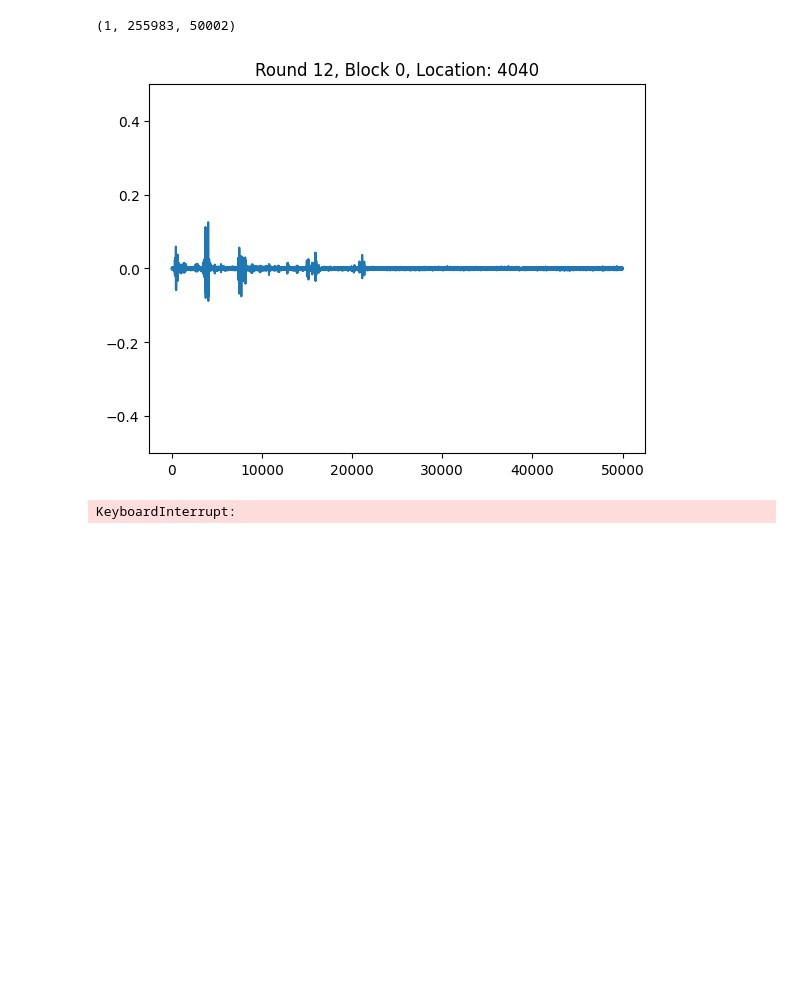
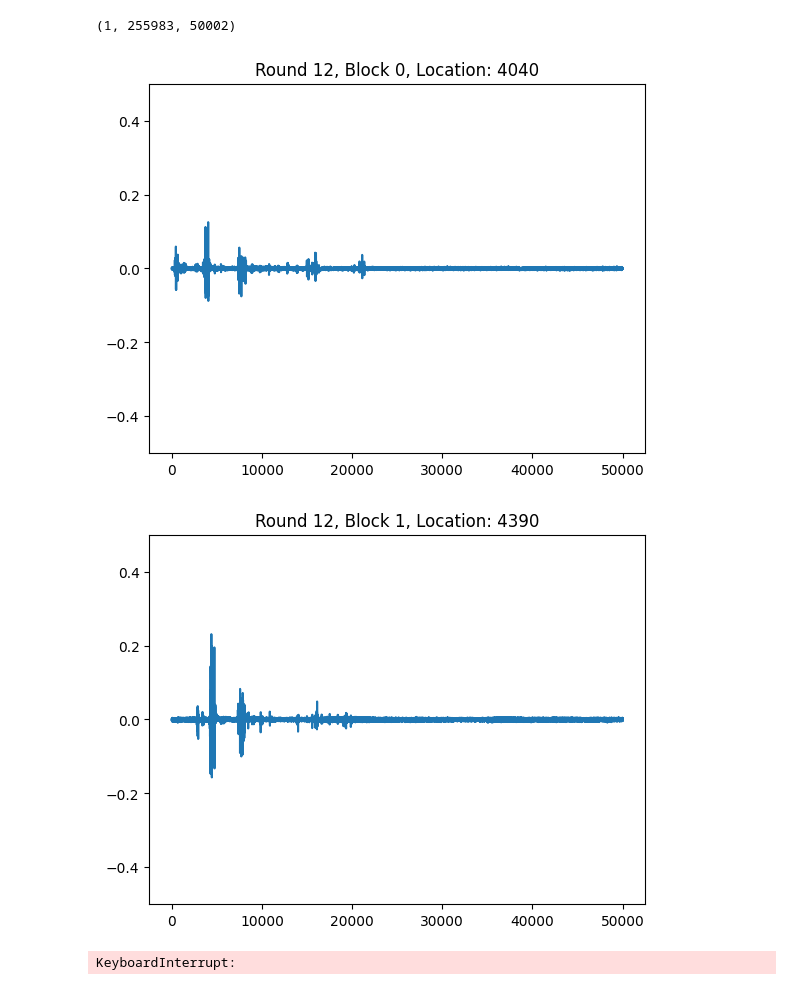
Before and after one commit to Pace222/Elisabeth-b4-SCA, a Jupyter notebook: side_channel_attack/cpa.ipynb, the cells around one changed output. Cells and saved outputs as stored; diff of their text form; code cells hidden in the pictures; blank space fills up the shorter version.

```diff
--- a/side_channel_attack/cpa.ipynb
+++ b/side_channel_attack/cpa.ipynb
@@ -19,7 +20,7 @@ KEY_WIDTH_B4 = 512
 BLOCK_WIDTH_4 = 5
 BLOCK_WIDTH_B4 = 7
 # %%
-HW = [bin(n).count("1") for n in range(0, 256)]
+HW = [bin(n).count("1") for n in range(0, 16)]
 # %%
 def corr_coef(hypotheses, traces):
     #Initialize arrays & variables to zero
@@ -249,19 +252,20 @@ correlation_locations = [[[0] * 10] * BLOCK_WIDTH_B4] * (KEYROUND_WIDTH_B4 // BL
 # %%
 for round_idx in range(len(correlation_locations), KEYROUND_WIDTH_B4 // BLOCK_WIDTH_B4):
     corr_round = []
     for block_idx in range(BLOCK_WIDTH_B4):
         hyps = np.array([hypothesis_b4_rws_sboxes_location(iv, key, round_idx, block_idx) for i, key in enumerate(real_keys) for iv in seeds[i]])
-        corr = corr_coef_naive(hyps, traces.reshape((-1, traces.shape[2])))
+        corr = corr_coef(hyps, traces.reshape((-1, traces.shape[2])))
         loc = np.argmax(corr)
         corr_round.append(list(range(loc - 5, loc + 5)))
         plt.plot(corr)
         plt.ylim([-0.5, 0.5])
         plt.title(f"Round {round_idx}, Block {block_idx}, Location: {loc}")
         plt.show()
     correlation_locations.append(corr_round)
 correlation_locations = np.array(correlation_locations)
 # %% [output]
 [figure]
+[figure, added]
 KeyboardInterrupt:
 # %%
 with open("correlation_locations_b4_two_last_rounds.pic", "wb") as w:
```
Also changed, not shown: parts of 7 cells of this notebook.
